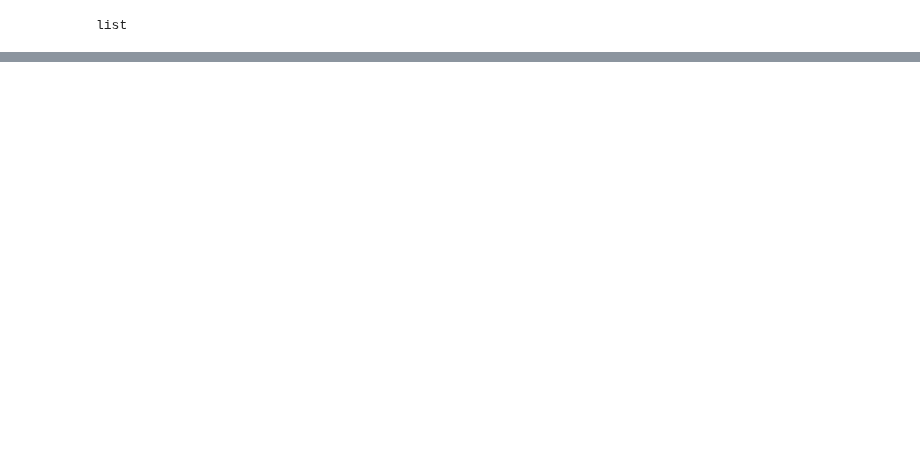
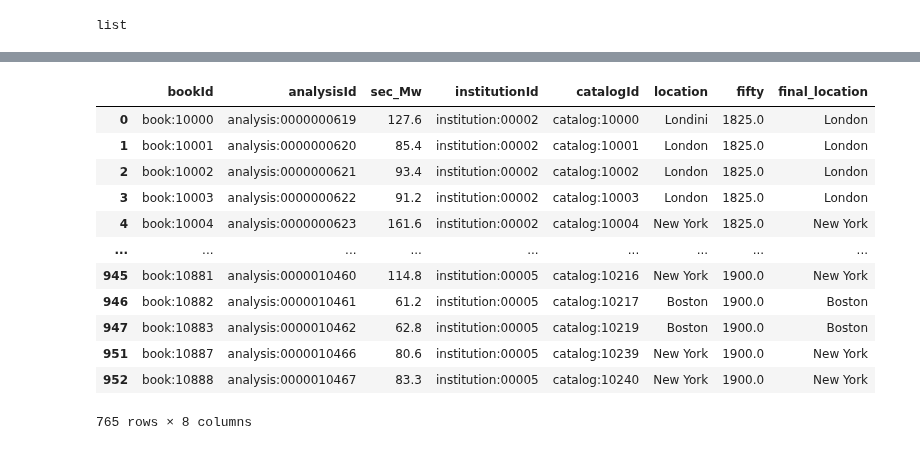
Before and after one commit to hujingc/umsi_loc_anc, a Jupyter notebook: location maxLoad.ipynb, the cells around one changed output, grey strips where cells are left out. Saved outputs shown, nothing was run; the diff lists cells and outputs as text; code cells hidden in the pictures; blank space fills up the shorter version.

```diff
--- a/location maxLoad.ipynb
+++ b/location maxLoad.ipynb
@@ -109,3 +140,20 @@ merged
+# %%
+jingcong=merged[merged.final_location.isin(['London','New York', 'Boston'])]
+jingcong
+# %% [output]
+|  | bookId | analysisId | sec_Mw | institutionId | catalogId | location | fifty | final_location |
+| 0 | book:10000 | analysis:0000000619 | 127.6 | institution:00002 | catalog:10000 | Londini | 1825.0 | London |
+| 1 | book:10001 | analysis:0000000620 | 85.4 | institution:00002 | catalog:10001 | London | 1825.0 | London |
+| 2 | book:10002 | analysis:0000000621 | 93.4 | institution:00002 | catalog:10002 | London | 1825.0 | London |
+| 3 | book:10003 | analysis:0000000622 | 91.2 | institution:00002 | catalog:10003 | London | 1825.0 | London |
+| 4 | book:10004 | analysis:0000000623 | 161.6 | institution:00002 | catalog:10004 | New York | 1825.0 | New York |
+| ... | ... | ... | ... | ... | ... | ... | ... | ... |
+| 945 | book:10881 | analysis:0000010460 | 114.8 | institution:00005 | catalog:10216 | New York | 1900.0 | New York |
+| 946 | book:10882 | analysis:0000010461 | 61.2 | institution:00005 | catalog:10217 | Boston | 1900.0 | Boston |
+| 947 | book:10883 | analysis:0000010462 | 62.8 | institution:00005 | catalog:10219 | Boston | 1900.0 | Boston |
+| 951 | book:10887 | analysis:0000010466 | 80.6 | institution:00005 | catalog:10239 | New York | 1900.0 | New York |
+| 952 | book:10888 | analysis:0000010467 | 83.3 | institution:00005 | catalog:10240 | New York | 1900.0 | New York |
+765 rows × 8 columns
 # %%
 fig, ax = plt.subplots(figsize=(15,8))
 ax.set_xticklabels(ax.get_xticklabels(), rotation=90, horizontalalignment='right')
```
Also changed, not shown: parts of 7 cells of this notebook.
